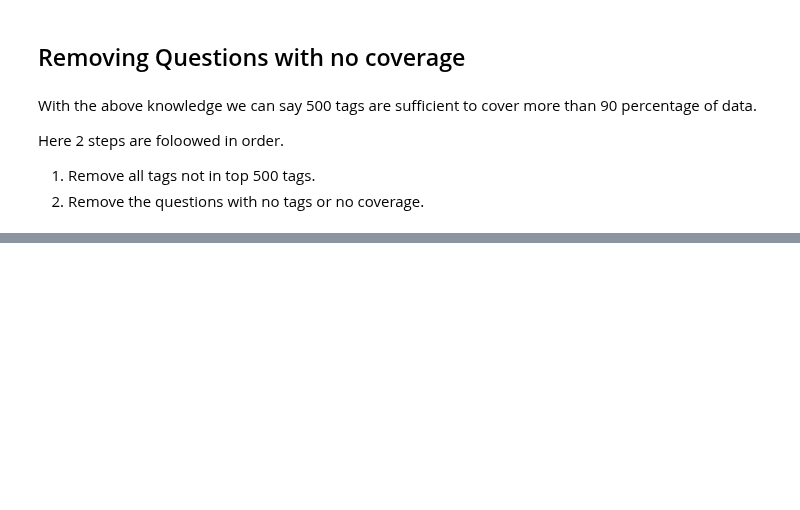
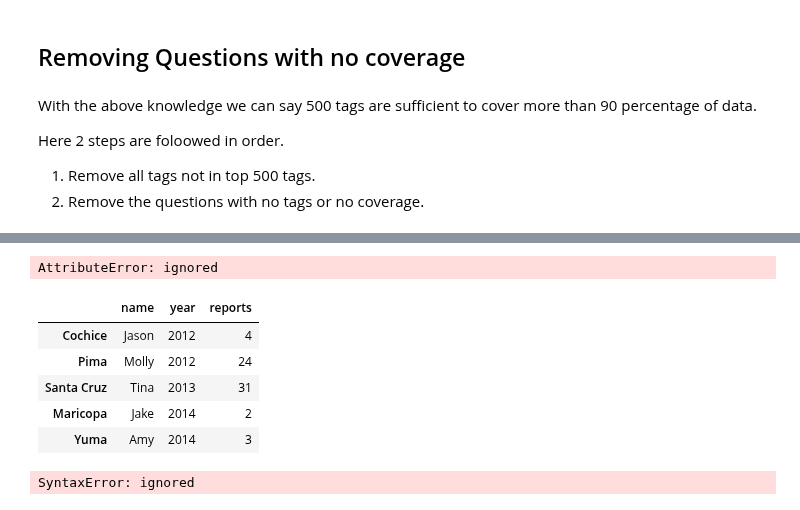
Before and after one commit to erYash15/StackOverflow-Tag-Prediction, a Jupyter notebook: facebook_recruiting_iii_keyword_extraction.ipynb, the cells around one changed output, grey strips where cells are left out. Saved outputs shown, nothing was run; the diff lists cells and outputs as text; code cells hidden in the pictures; blank space fills up the shorter version.

```diff
--- a/facebook_recruiting_iii_keyword_extraction.ipynb
+++ b/facebook_recruiting_iii_keyword_extraction.ipynb
@@ -583,0 +609,24 @@ for i in
+# %%
+a = [1,2,3,4]
+b = [2,3,4,5,6]
+
+a.intersection(b)
+# %% [output]
+AttributeError: ignored
+# %%
+data = {'name': ['Jason', 'Molly', 'Tina', 'Jake', 'Amy'],
+        'year': [2012, 2012, 2013, 2014, 2014],
+        'reports': [4, 24, 31, 2, 3]}
+df = pd.DataFrame(data, index = ['Cochice', 'Pima', 'Santa Cruz', 'Maricopa', 'Yuma'])
+df
+# %% [output]
+|  | name | year | reports |
+| Cochice | Jason | 2012 | 4 |
+| Pima | Molly | 2012 | 24 |
+| Santa Cruz | Tina | 2013 | 31 |
+| Maricopa | Jake | 2014 | 2 |
+| Yuma | Amy | 2014 | 3 |
+# %%
+df[df.name != 'Tina',inpalce = "True"]
+# %% [output]
+SyntaxError: ignored
```
Also changed, not shown: parts of 20 cells of this notebook.
